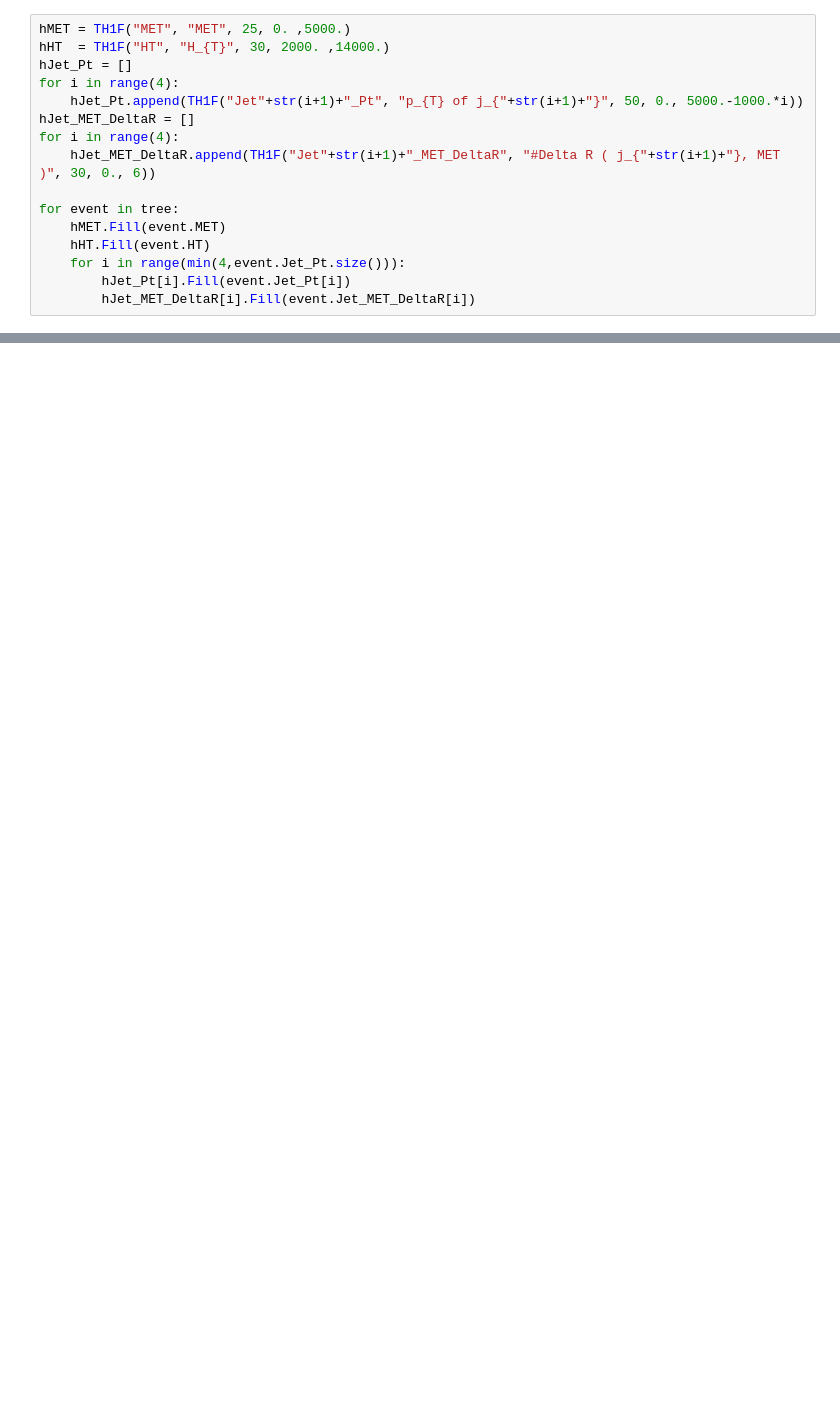
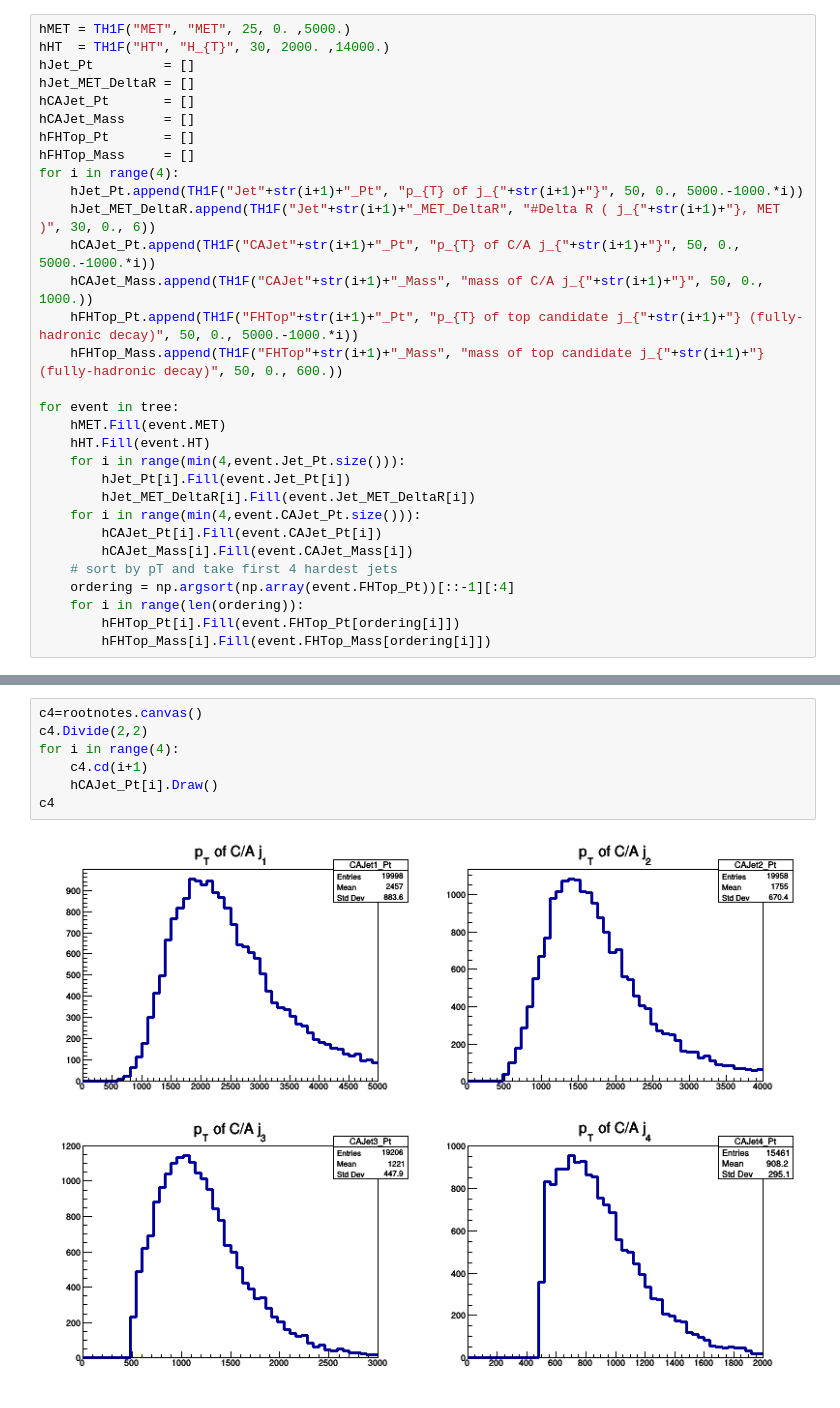
Before and after one commit to preritj/100TeV, a Jupyter notebook: analysis/bin/CutFlow/CutFlow.ipynb, the cells around one changed output, grey strips where cells are left out. Cells and saved outputs as stored; diff of their text form; blank space fills up the shorter version.

```diff
--- a/analysis/bin/CutFlow/CutFlow.ipynb
+++ b/analysis/bin/CutFlow/CutFlow.ipynb
@@ -32,12 +31,19 @@ tree.Print()
 # %%
 hMET = TH1F("MET", "MET", 25, 0. ,5000.)
 hHT  = TH1F("HT", "H_{T}", 30, 2000. ,14000.)
-hJet_Pt = []
+hJet_Pt         = []
+hJet_MET_DeltaR = []
+hCAJet_Pt       = []
+hCAJet_Mass     = []
+hFHTop_Pt       = []
+hFHTop_Mass     = []
 for i in range(4):
     hJet_Pt.append(TH1F("Jet"+str(i+1)+"_Pt", "p_{T} of j_{"+str(i+1)+"}", 50, 0., 5000.-1000.*i))
-hJet_MET_DeltaR = []
-for i in range(4):
     hJet_MET_DeltaR.append(TH1F("Jet"+str(i+1)+"_MET_DeltaR", "#Delta R ( j_{"+str(i+1)+"}, MET )", 30, 0., 6))
+    hCAJet_Pt.append(TH1F("CAJet"+str(i+1)+"_Pt", "p_{T} of C/A j_{"+str(i+1)+"}", 50, 0., 5000.-1000.*i))
+    hCAJet_Mass.append(TH1F("CAJet"+str(i+1)+"_Mass", "mass of C/A j_{"+str(i+1)+"}", 50, 0., 1000.))
+    hFHTop_Pt.append(TH1F("FHTop"+str(i+1)+"_Pt", "p_{T} of top candidate j_{"+str(i+1)+"} (fully-hadronic decay)", 50, 0., 5000.-1000.*i))
+    hFHTop_Mass.append(TH1F("FHTop"+str(i+1)+"_Mass", "mass of top candidate j_{"+str(i+1)+"} (fully-hadronic decay)", 50, 0., 600.))
 
 for event in tree:
     hMET.Fill(event.MET)
@@ -45,6 +51,14 @@ for event in tree:
     for i in range(min(4,event.Jet_Pt.size())):
         hJet_Pt[i].Fill(event.Jet_Pt[i])
         hJet_MET_DeltaR[i].Fill(event.Jet_MET_DeltaR[i])
+    for i in range(min(4,event.CAJet_Pt.size())):
+        hCAJet_Pt[i].Fill(event.CAJet_Pt[i])
+        hCAJet_Mass[i].Fill(event.CAJet_Mass[i])
+    # sort by pT and take first 4 hardest jets
+    ordering = np.argsort(np.array(event.FHTop_Pt))[::-1][:4]
+    for i in range(len(ordering)):
+        hFHTop_Pt[i].Fill(event.FHTop_Pt[ordering[i]])
+        hFHTop_Mass[i].Fill(event.FHTop_Mass[ordering[i]])
 # %%
 c1 = rootnotes.canvas(size=(800,300))
 c1.Divide(2)
@@ -78,0 +93,9 @@ Info in <TCanvas::Print>: png file /var/folders/_r/z89y9x9j7cv8h_9n9l58gd8c0000g
+# %%
+c4=rootnotes.canvas()
+c4.Divide(2,2)
+for i in range(4):
+    c4.cd(i+1)
+    hCAJet_Pt[i].Draw()
+c4
+# %% [output]
+[figure, added]
```
Also changed, not shown: parts of 9 cells of this notebook.
